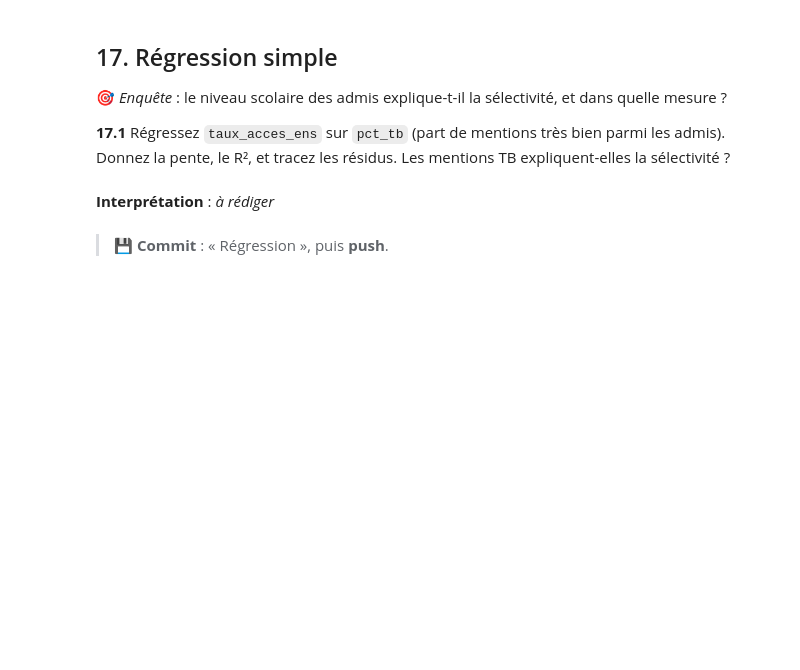
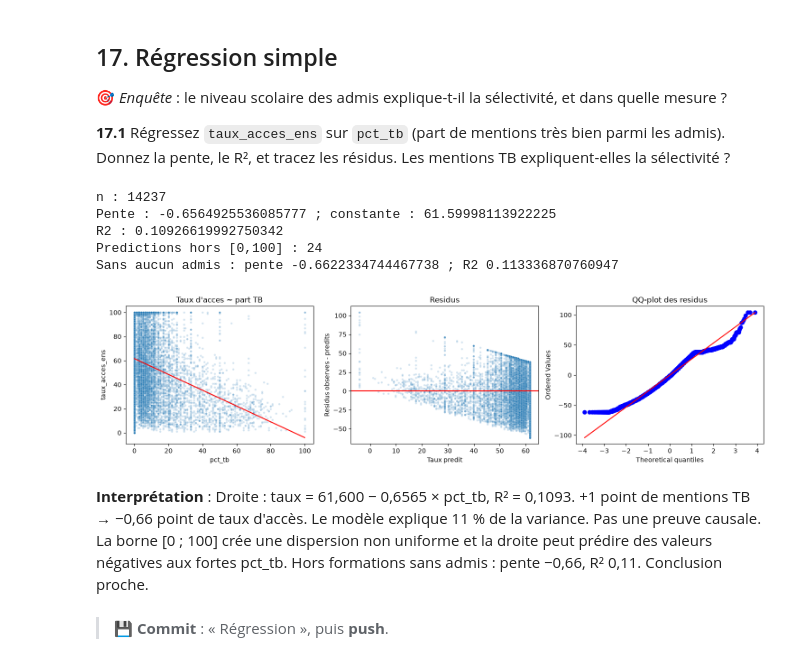
Before and after one commit to Anaisblk/Analyse-Parcoursup, a Jupyter notebook: TP_Parcoursup (1).ipynb, the cells around one changed output. Drawn from its saved outputs; the diff is of its cells as text; code cells hidden in the pictures; blank space fills up the shorter version.

```diff
--- a/TP_Parcoursup (1).ipynb
+++ b/TP_Parcoursup (1).ipynb
@@ -1031,8 +1056,44 @@ L'effet réel est de +2 points (+10 % relatif). Plus l'échantillon grandit, plu
 🎯 *Enquête* : le niveau scolaire des admis explique-t-il la sélectivité, et dans quelle mesure ?
 
 **17.1** Régressez `taux_acces_ens` sur `pct_tb` (part de mentions très bien parmi les admis). Donnez la pente, le R², et tracez les résidus. Les mentions TB expliquent-elles la sélectivité ?
+# %%
+reg = df[["pct_tb", "taux_acces_ens", "acc_tot"]].dropna()
+X, y = reg[["pct_tb"]], reg["taux_acces_ens"]
+modele = LinearRegression().fit(X, y)
+pred = modele.predict(X)
+residus = y-pred
+print("n :", len(reg))
+print("Pente :", modele.coef_[0], "; constante :", modele.intercept_)
+print("R2 :", modele.score(X, y))
+print("Predictions hors [0,100] :", ((pred<0)|(pred>100)).sum())
+reg_valide = reg[reg["acc_tot"]>0]
+modele_valide = LinearRegression().fit(reg_valide[["pct_tb"]], reg_valide["taux_acces_ens"])
+print("Sans aucun admis : pente", modele_valide.coef_[0], "; R2", modele_valide.score(reg_valide[["pct_tb"]], reg_valide["taux_acces_ens"]))
+fig, axes = plt.subplots(1, 3, figsize=(15, 4))
+sns.scatterplot(x=reg["pct_tb"], y=y, alpha=0.2, s=10, ax=axes[0])
+grille = pd.DataFrame({"pct_tb": np.linspace(reg["pct_tb"].min(), reg["pct_tb"].max(), 100)})
+axes[0].plot(grille["pct_tb"], modele.predict(grille), color="red")
+axes[0].set_title("Taux d'acces ~ part TB")
+sns.scatterplot(x=pred, y=residus, alpha=0.2, s=10, ax=axes[1])
+axes[1].axhline(0, color="red")
+axes[1].set_xlabel("Taux predit")
+axes[1].set_ylabel("Residus observes - predits")
+axes[1].set_title("Residus")
+stats.probplot(residus, dist="norm", plot=axes[2])
+axes[2].set_title("QQ-plot des residus")
+plt.tight_layout()
+plt.show()
+# %% [output]
+n : 14237
+Pente : -0.6564925536085777 ; constante : 61.59998113922225
+R2 : 0.10926619992750342
+Predictions hors [0,100] : 24
+Sans aucun admis : pente -0.6622334744467738 ; R2 0.113336870760947
+[figure, added]
 # %% [markdown]
-**Interprétation** : _à rédiger_
+**Interprétation** : Droite : taux = 61,600 − 0,6565 × pct_tb, R² = 0,1093. +1 point de mentions TB → −0,66 point de taux d'accès. Le modèle explique 11 % de la variance.
+Pas une preuve causale. La borne [0 ; 100] crée une dispersion non uniforme et la droite peut prédire des valeurs négatives aux fortes pct_tb.
+Hors formations sans admis : pente −0,66, R² 0,11. Conclusion proche.
 # %% [markdown]
 > 💾 **Commit** : « Régression », puis **push**.
 # %% [markdown]
```
Also changed, not shown: parts of 4 cells of this notebook.
